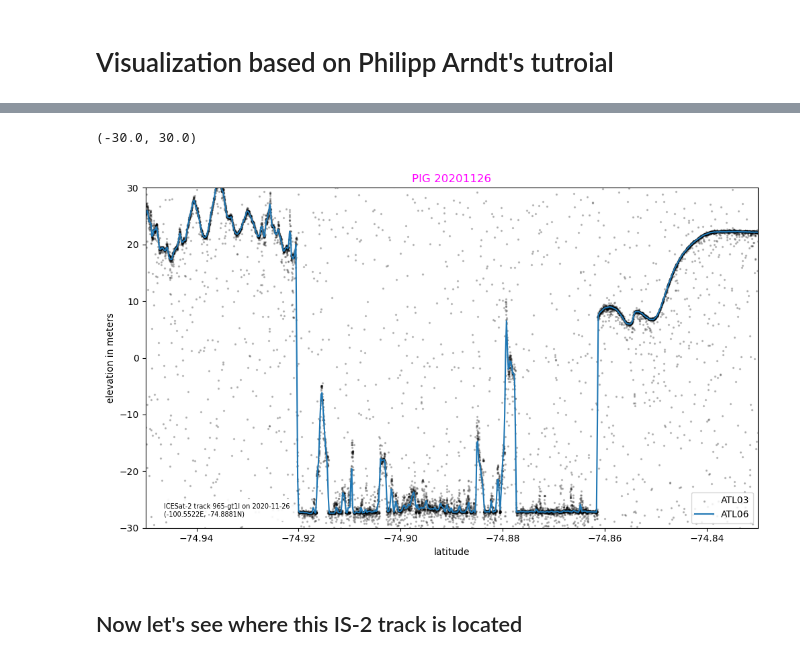
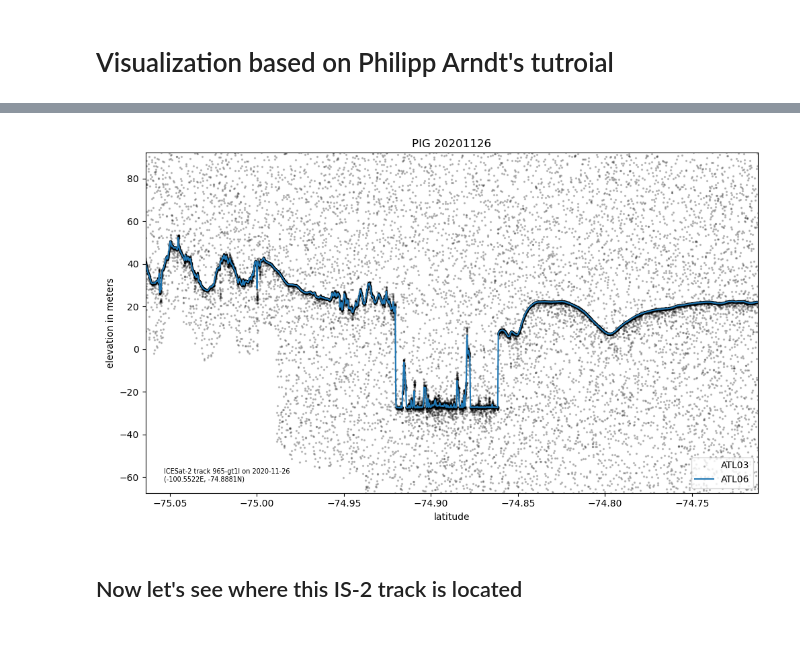
Before and after one commit to ICESAT-2HackWeek/Polynyas, a Jupyter notebook: contributors/AnnSofie/Visualization_GEE_oa.ipynb, the cells around one changed output, grey strips where cells are left out. Cells and saved outputs as stored; diff of their text form; code cells hidden in the pictures.

```diff
--- a/contributors/AnnSofie/Visualization_GEE_oa.ipynb
+++ b/contributors/AnnSofie/Visualization_GEE_oa.ipynb
@@ -63,9 +65,8 @@ PIG_20201007_fig.savefig(figfile, dpi=300)
 # %%
 PIG_20201126_fig,PIG_20201126_data=plot_from_oa_url(PIG_20201126_url,PIG_20201126_gtx,title='PIG 20201126',plot_atl07=False,plot_atl08=False)
-plt.title('PIG 20201126',color='magenta')
-plt.xlim(-74.95,-74.83)
-plt.ylim(-30,30)
+# plt.title('PIG 20201126',color='magenta')
+# plt.xlim(-74.9207,-74.8611)
+# plt.ylim(-28,-25)
 # %% [output]
-(-30.0, 30.0)
-[figure, old version]
+[figure, new version]
 # %%
```
Also changed, not shown: parts of 21 cells of this notebook.
